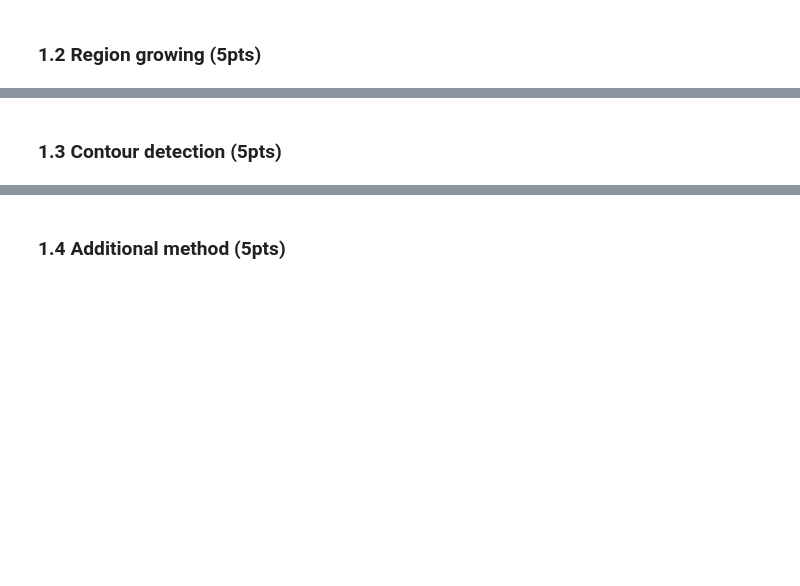
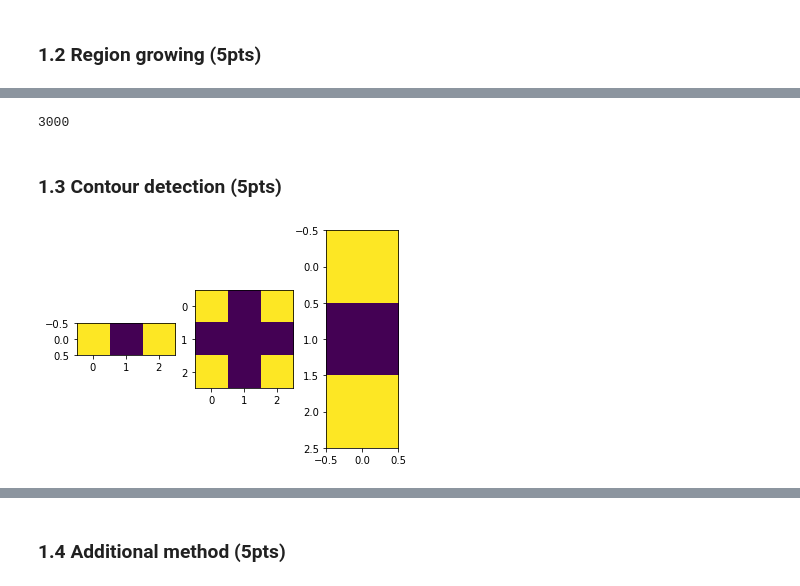
Before and after one commit to aalshabaan/iapr, a Jupyter notebook: labs/lab_01_segmentation.ipynb, the cells around one changed output, grey strips where cells are left out. Cells and saved outputs as stored; diff of their text form; code cells hidden in the pictures; blank space fills up the shorter version.

```diff
--- a/labs/lab_01_segmentation.ipynb
+++ b/labs/lab_01_segmentation.ipynb
@@ -119,5 +129,10 @@ region_growing(brain_im, init_pix)
 plt.imshow(brain_im, cmap='gray')
 plt.imshow(img_mask, alpha=0.5)
 plt.show()
+# %%
+import sys
+sys.getrecursionlimit()
+# %% [output]
+3000
 # %% [markdown]
 ### 1.3 Contour detection (5pts)
@@ -125,0 +139,14 @@ plt.show()
+# %%
+# Add your implementation and discussion
+L_xx = np.array([1, -2, 1]).reshape(1,-1)
+L_xy = np.array([[0.25, 0, 0.25],[0, 0, 0], [0.25, 0, 0.25]])
+L_yy = L_xx.reshape(-1,1)
+plt.subplot(1,3,1)
+plt.imshow(L_xx)
+plt.subplot(1,3,2)
+plt.imshow(L_xy)
+plt.subplot(1,3,3)
+plt.imshow(L_yy)
+plt.show()
+# %% [output]
+[figure, added]
```
Also changed, not shown: parts of 14 cells of this notebook.
